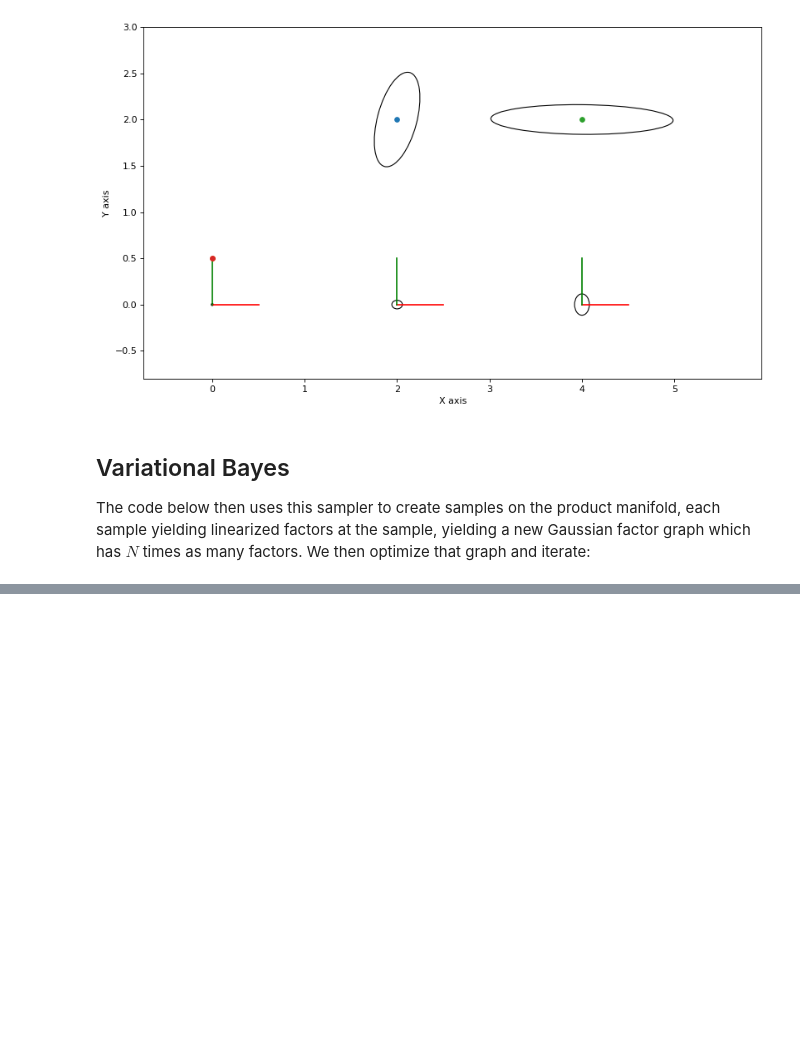
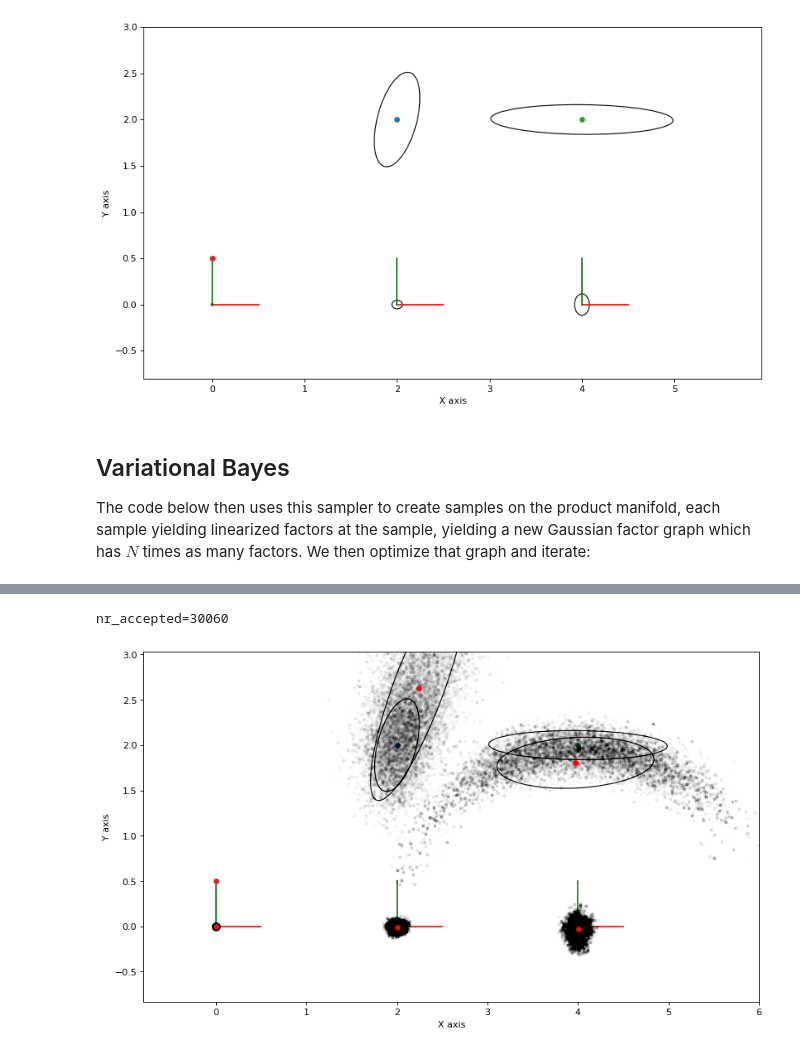
Before and after one commit to gtbook/gtsam-examples, a Jupyter notebook: PlanarSLAMExample_gvi.ipynb, the cells around one changed output, grey strips where cells are left out. Cells and saved outputs as stored; diff of their text form; code cells hidden in the pictures; blank space fills up the shorter version.

```diff
--- a/PlanarSLAMExample_gvi.ipynb
+++ b/PlanarSLAMExample_gvi.ipynb
@@ -43,10 +44,16 @@ l1, l2 = [gtsam.symbol('l', j) for j in [1, 2]]
 # %% [markdown]
 `sample_bayes_net` creates samples in the *tangent space*, which we then need to upgrade to the non-linear manifold:
 # %%
-def perturb(tangent_samples:dict, values:gtsam.Values, s:int, delta:None):
+def vector_values(tangent_samples:dict, s:int):
+    """Create VectorValues from sample dictionary."""
     vv = gtsam.VectorValues()
     for key in tangent_samples.keys():
         vv.insert(key, tangent_samples[key][:, s])
+    return vv
+
+def perturb(tangent_samples:dict, values:gtsam.Values, s:int, delta:None):
+    """Perturb manifold values by tangent_samples[s]."""
+    vv = vector_values(tangent_samples, s)
     return values.retract(vv)  if delta is None else values.retract(vv.add(delta))
 # %% [markdown]
 ## A Simple Nonlinear Smoother Example
@@ -334,0 +348,61 @@ it 10, norm of delta: 0.0023
+# %%
+local_factors = defaultdict(gtsam.NonlinearFactorGraph)
+for i in range(graph.size()):
+    factor = graph.at(i)
+    for j in factor.keys():
+        local_factors[j].add(factor)
+
+def accept(log_a):
+    """calculate acceptance, with some care to avoid overflow."""
+    if log_a >= 0:
+        return True
+    if log_a < -10:
+        return False
+    return np.random.uniform() < math.exp(log_a)
+
+def plot_sample(manifold_sample, alpha=0.1):
+    points = np.empty((2, 5))
+    for i in [1, 2, 3]:
+        points[:,i-1] = manifold_sample.atPose2(gtsam.symbol('x', i)).translation()
+    for j in [1, 2]:
+        points[:,j+2] = manifold_sample.atPoint2(gtsam.symbol('l', j))
+    plt.plot(points[0], points[1], 'k.', markersize=5, alpha=alpha)
+    return points
+
+make_figure()
+N = 100000
+stats = []
+nr_accepted = 0
+gbn = graph.linearize(truth).eliminateSequential()
+tangent_proposals = sample_bayes_net(gbn, N)
+
+# Start with an initial estimate x
+vv = vector_values(tangent_samples, 0)
+vv0 = gtsam.VectorValues.Zero(vv)
+x = truth.retract(vv0)  # makes sure we don't touch truth
+keys = [x1, x2, x3, l1, l2]
+for s in range(N):
+    # choose a variable to perturb
+    j = keys[np.random.choice(5)]
+    vvj = gtsam.VectorValues()
+    vvj.insert(j, tangent_proposals[j][:, s])
+    p = x.retract(vvj)
+    # calculate local acceptance ratio
+    log_a = local_factors[j].error(x) - local_factors[j].error(p)
+    if accept(log_a):
+        nr_accepted += 1
+        x = p
+        stats.append(plot_sample(x, alpha=0.01))
+
+print(f"{nr_accepted=}")
+
+# estimate Gaussian params
+stats_tensor = np.array(stats)
+mean = stats_tensor.mean(axis=0)
+for j in range(5):
+    centered = stats_tensor[:,:,j] - mean[:,j]
+    P = (centered.T @ centered)/(nr_accepted-1)
+    gtsam_plot.plot_point2(0, mean[:,j], 'r', P)
+# %% [output]
+nr_accepted=30060
+[figure, added]
```
Also changed, not shown: parts of 4 cells of this notebook, 1 other file.
